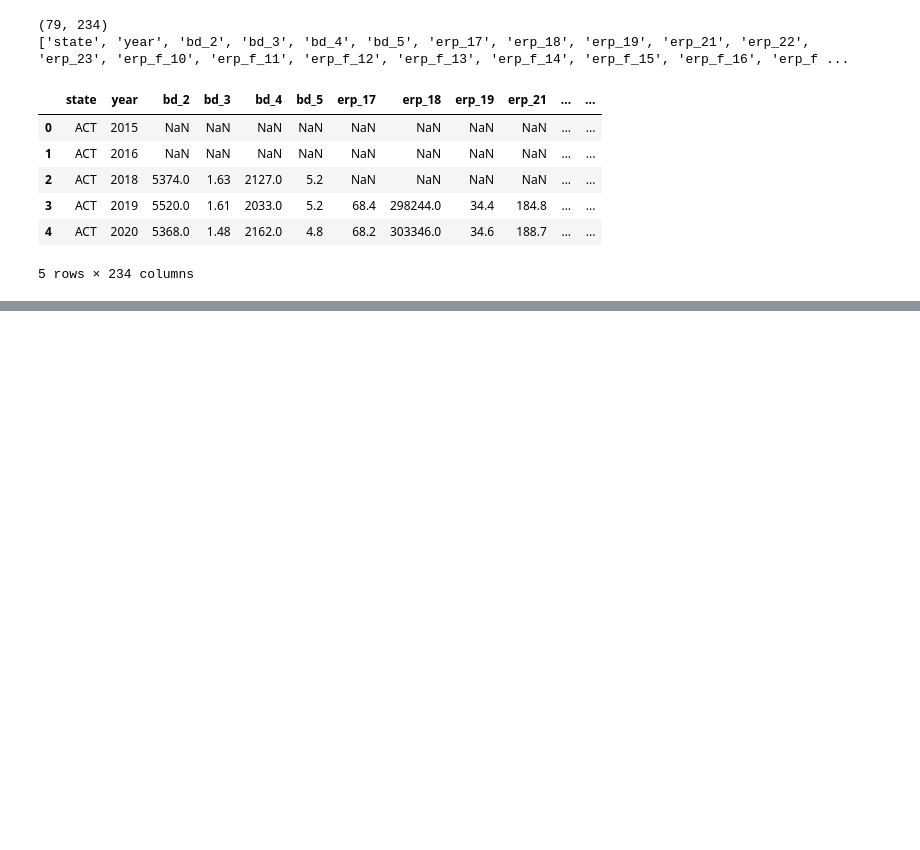
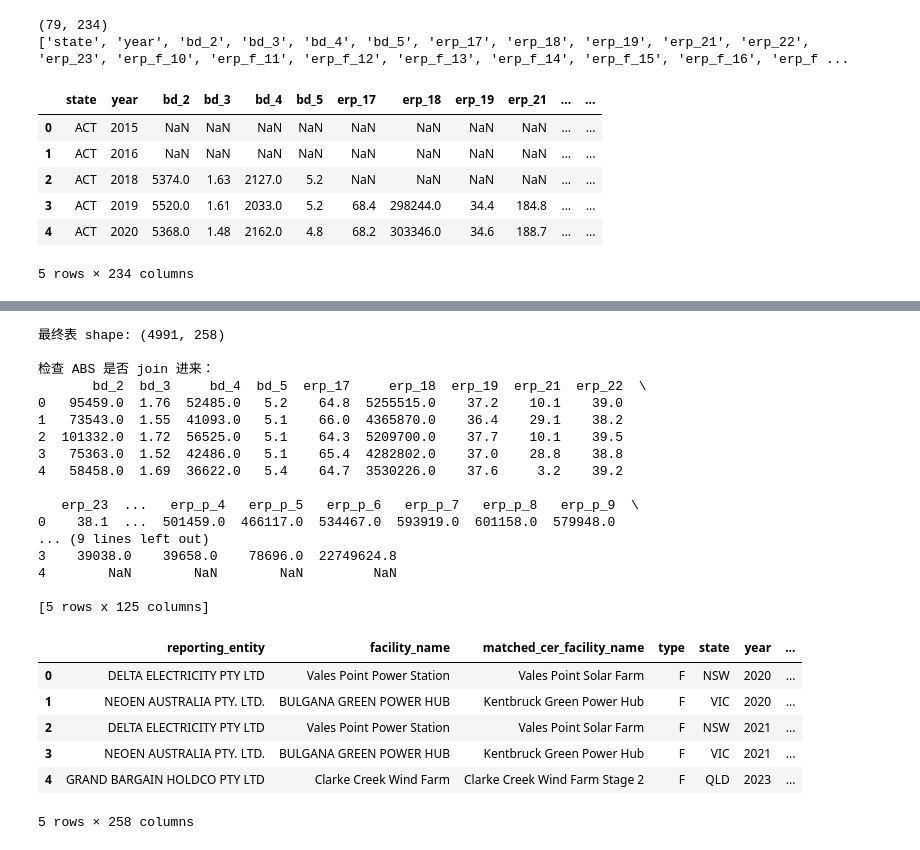
Before and after one commit to yusen0723/5339_A1, a Jupyter notebook: 5339.ipynb, the cells around one changed output, grey strips where cells are left out. Drawn from its saved outputs; the diff is of its cells as text; code cells hidden in the pictures; blank space fills up the shorter version.

Commit message:
all join

```diff
--- a/5339.ipynb
+++ b/5339.ipynb
@@ -558,0 +764,41 @@ df_abs_wide.to_csv("cleaned/cleaned_abs_wide.csv", index=False)
+# %%
+df_final = df_nger_cer_final.merge(
+    df_abs_wide,
+    on=["state", "year"],
+    how="left"
+)
+
+print("最终表 shape:", df_final.shape)
+
+# 看一下有没有 join 成功
+print("\n检查 ABS 是否 join 进来：")
+print(df_final.filter(regex="erp_|bd_|land").head())
+
+display(df_final.head())
+
+df_final.to_csv("cleaned/final_dataset.csv", index=False)
+# %% [output]
+最终表 shape: (4991, 258)
+
+检查 ABS 是否 join 进来：
+       bd_2  bd_3     bd_4  bd_5  erp_17     erp_18  erp_19  erp_21  erp_22  \
+0   95459.0  1.76  52485.0   5.2    64.8  5255515.0    37.2    10.1    39.0
+1   73543.0  1.55  41093.0   5.1    66.0  4365870.0    36.4    29.1    38.2
+2  101332.0  1.72  56525.0   5.1    64.3  5209700.0    37.7    10.1    39.5
+3   75363.0  1.52  42486.0   5.1    65.4  4282802.0    37.0    28.8    38.8
+4   58458.0  1.69  36622.0   5.4    64.7  3530226.0    37.6     3.2    39.2
+
+   erp_23  ...   erp_p_4   erp_p_5   erp_p_6   erp_p_7   erp_p_8   erp_p_9  \
+0    38.1  ...  501459.0  466117.0  534467.0  593919.0  601158.0  579948.0
+... (9 lines left out)
+3    39038.0    39658.0    78696.0  22749624.8
+4        NaN        NaN        NaN         NaN
+
+[5 rows x 125 columns]
+|  | reporting_entity | facility_name | matched_cer_facility_name | type | state | year | ... |
+| 0 | DELTA ELECTRICITY PTY LTD | Vales Point Power Station | Vales Point Solar Farm | F | NSW | 2020 | ... |
+| 1 | NEOEN AUSTRALIA PTY. LTD. | BULGANA GREEN POWER HUB | Kentbruck Green Power Hub | F | VIC | 2020 | ... |
+| 2 | DELTA ELECTRICITY PTY LTD | Vales Point Power Station | Vales Point Solar Farm | F | NSW | 2021 | ... |
+| 3 | NEOEN AUSTRALIA PTY. LTD. | BULGANA GREEN POWER HUB | Kentbruck Green Power Hub | F | VIC | 2021 | ... |
+| 4 | GRAND BARGAIN HOLDCO PTY LTD | Clarke Creek Wind Farm | Clarke Creek Wind Farm Stage 2 | F | QLD | 2023 | ... |
+5 rows × 258 columns
```
Also changed, not shown: parts of 4 cells of this notebook, 4 other files.
